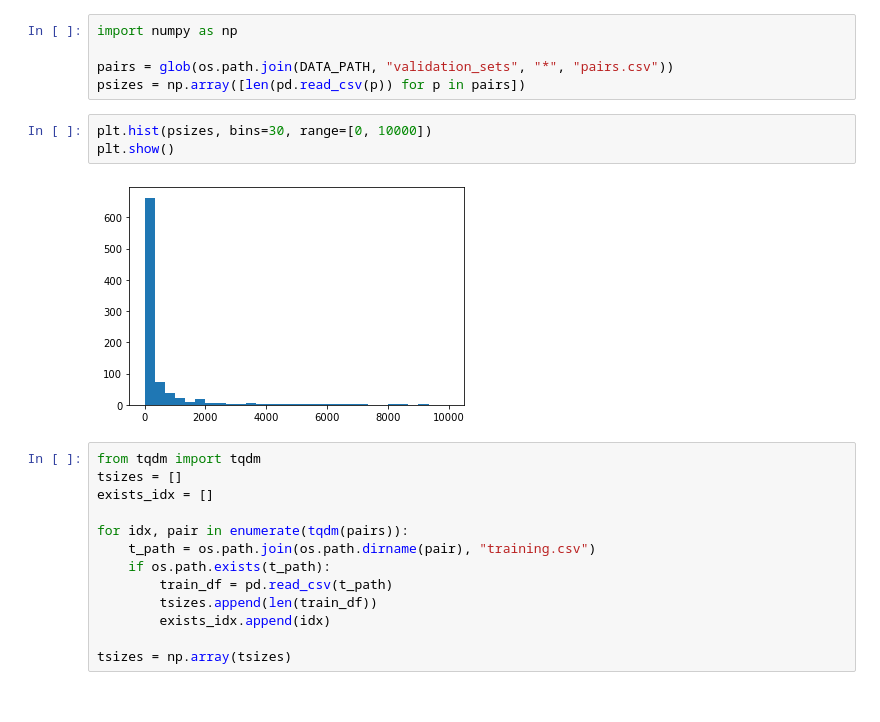
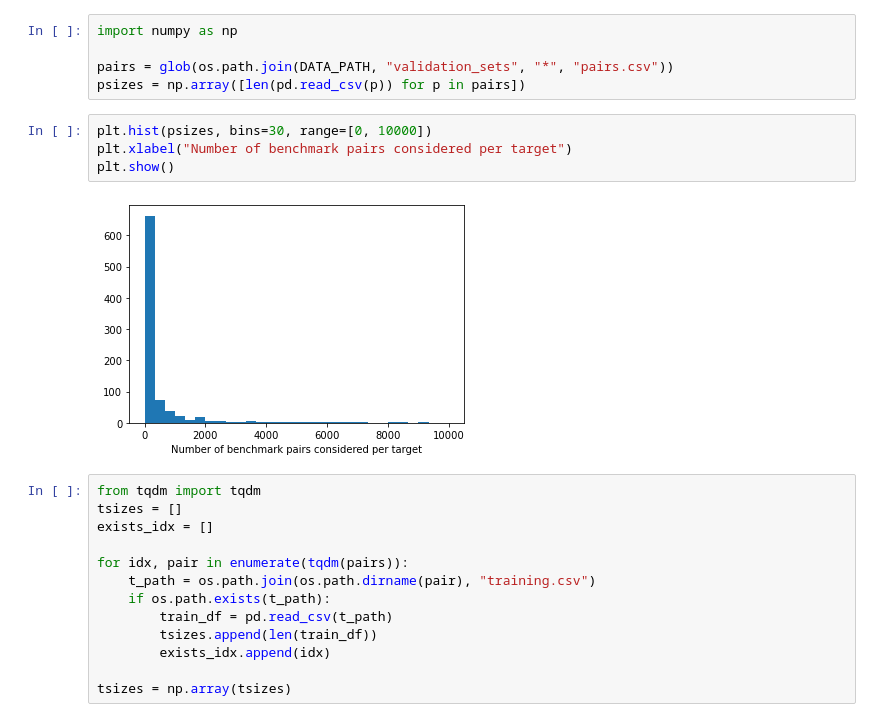
Before and after one commit to josejimenezluna/xaibench_tf, a Jupyter notebook: xaibench/explore/pairsizes.ipynb, the cells around one changed output. Drawn from its saved outputs; the diff is of its cells as text.

```diff
--- a/xaibench/explore/pairsizes.ipynb
+++ b/xaibench/explore/pairsizes.ipynb
@@ -13,9 +13,10 @@ pairs = glob(os.path.join(DATA_PATH, "validation_sets", "*", "pairs.csv"))
 psizes = np.array([len(pd.read_csv(p)) for p in pairs])
 # %%
 plt.hist(psizes, bins=30, range=[0, 10000])
+plt.xlabel("Number of benchmark pairs considered per target")
 plt.show()
 # %% [output]
-[figure, old version]
+[figure, new version]
 # %%
 from tqdm import tqdm
 tsizes = []
```
Also changed, not shown: parts of 3 cells of this notebook.
